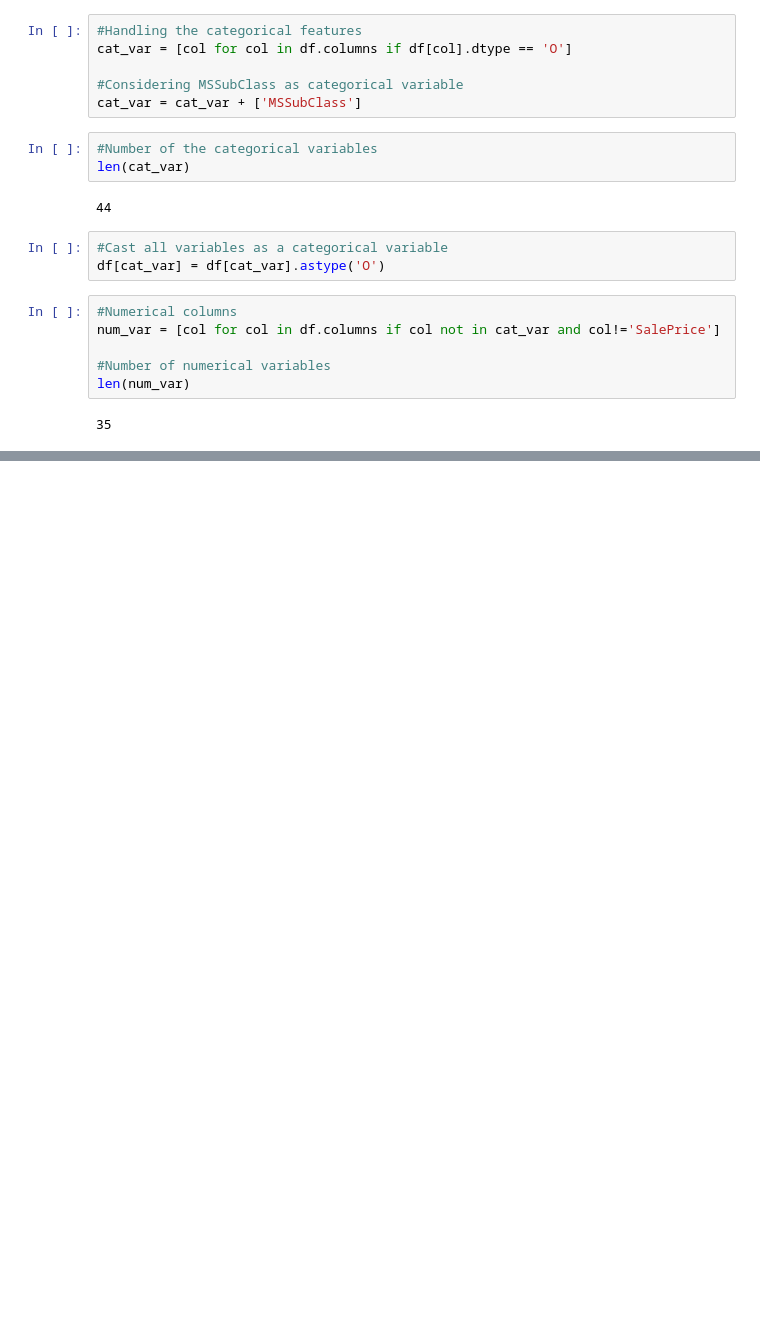
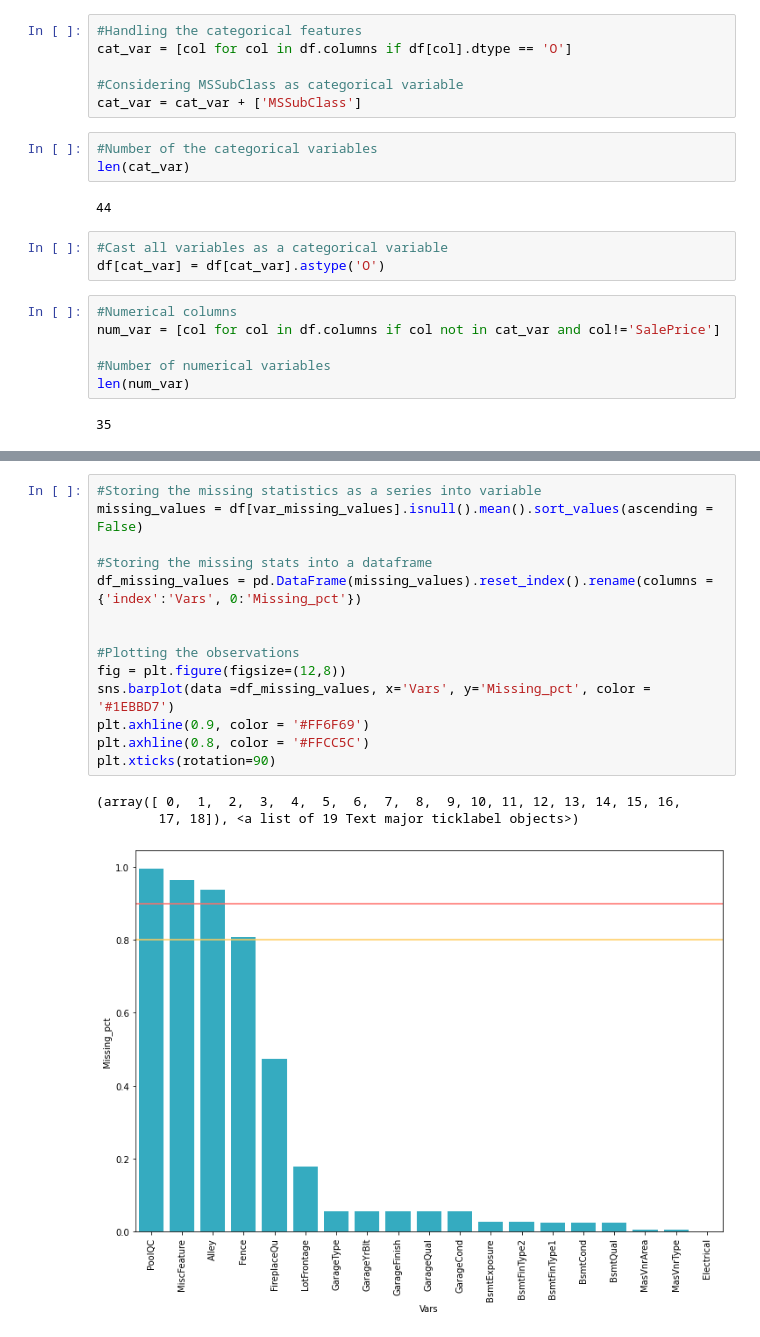
Before and after one commit to Ritesh-Sil/100-days-of-machine-learning, a Jupyter notebook: Regression_model.ipynb, the cells around one changed output, grey strips where cells are left out. Saved outputs shown, nothing was run; the diff lists cells and outputs as text; blank space fills up the shorter version.

```diff
--- a/Regression_model.ipynb
+++ b/Regression_model.ipynb
@@ -66,0 +92,18 @@ var_missing_values = [col for col in df.columns if df[col].isnull().sum()>0]
+# %%
+#Storing the missing statistics as a series into variable
+missing_values = df[var_missing_values].isnull().mean().sort_values(ascending = False)
+
+#Storing the missing stats into a dataframe
+df_missing_values = pd.DataFrame(missing_values).reset_index().rename(columns = {'index':'Vars', 0:'Missing_pct'})
+
+
+#Plotting the observations
+fig = plt.figure(figsize=(12,8))
+sns.barplot(data =df_missing_values, x='Vars', y='Missing_pct', color = '#1EBBD7')
+plt.axhline(0.9, color = '#FF6F69')
+plt.axhline(0.8, color = '#FFCC5C')
+plt.xticks(rotation=90)
+# %% [output]
+(array([ 0,  1,  2,  3,  4,  5,  6,  7,  8,  9, 10, 11, 12, 13, 14, 15, 16,
+        17, 18]), <a list of 19 Text major ticklabel objects>)
+[figure, added]
```
Also changed, not shown: parts of 5 cells of this notebook.
